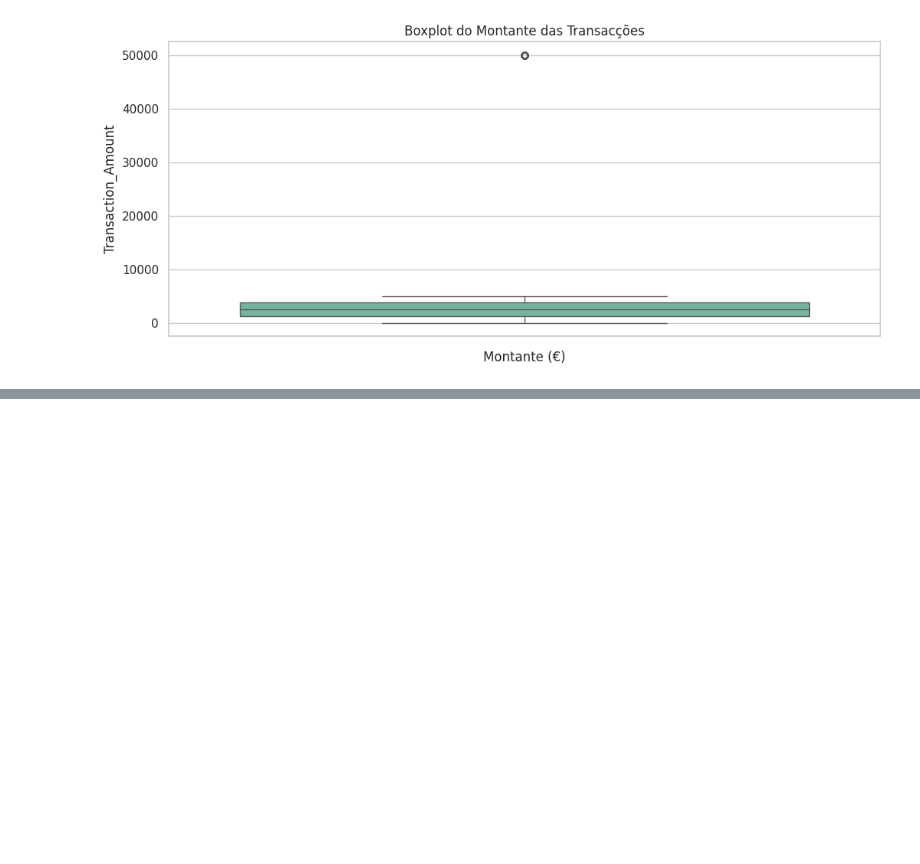
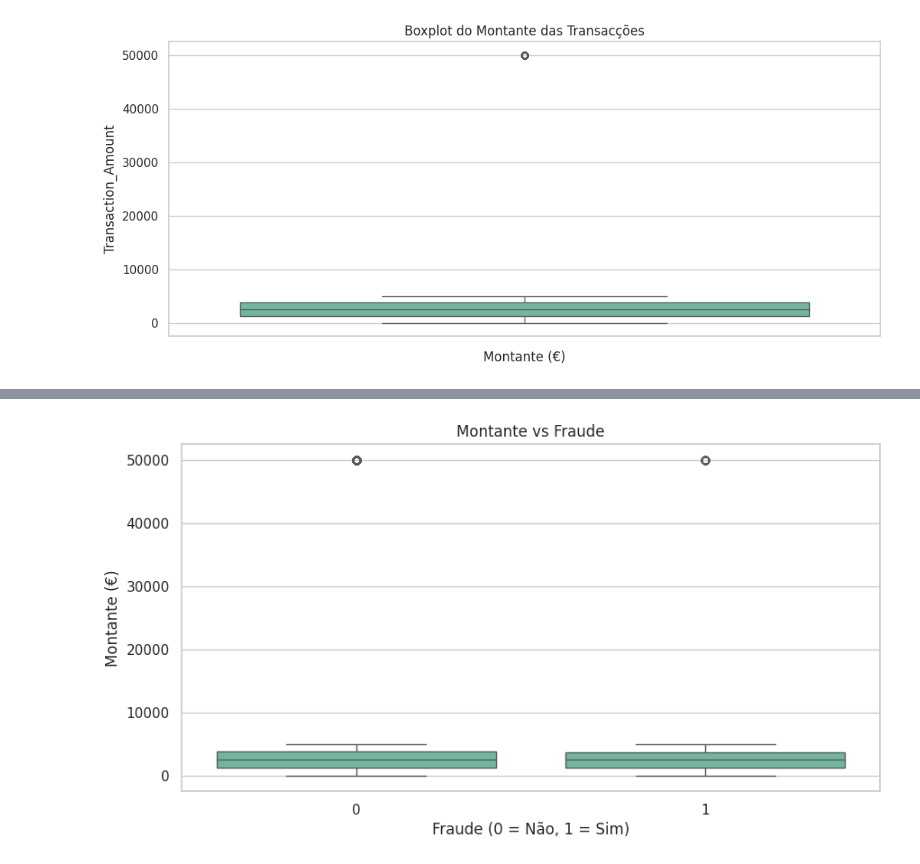
Before and after one commit to Francisco-Alfredo/Fraud-detection-analysis, a Jupyter notebook: Fraud_Detection_Analysis.ipynb, the cells around one changed output, grey strips where cells are left out. Saved outputs shown, nothing was run; the diff lists cells and outputs as text; code cells hidden in the pictures; blank space fills up the shorter version.

```diff
--- a/Fraud_Detection_Analysis.ipynb
+++ b/Fraud_Detection_Analysis.ipynb
@@ -125 +142,11 @@ Text(0.5, 0, 'Montante (€)')
+# %%
+#Montante de Transações por Fraude
+plt.figure(figsize=(10,5))
+sns.boxplot(data=df, x="Fraudulent", y="Transaction_Amount")
+plt.title("Montante vs Fraude")
+plt.xlabel("Fraude (0 = Não, 1 = Sim)")
+plt.ylabel("Montante (€)")
+plt.show()
+# %% [output]
+[figure, added]
 # %% [markdown]
```
Also changed, not shown: parts of 18 cells of this notebook.
